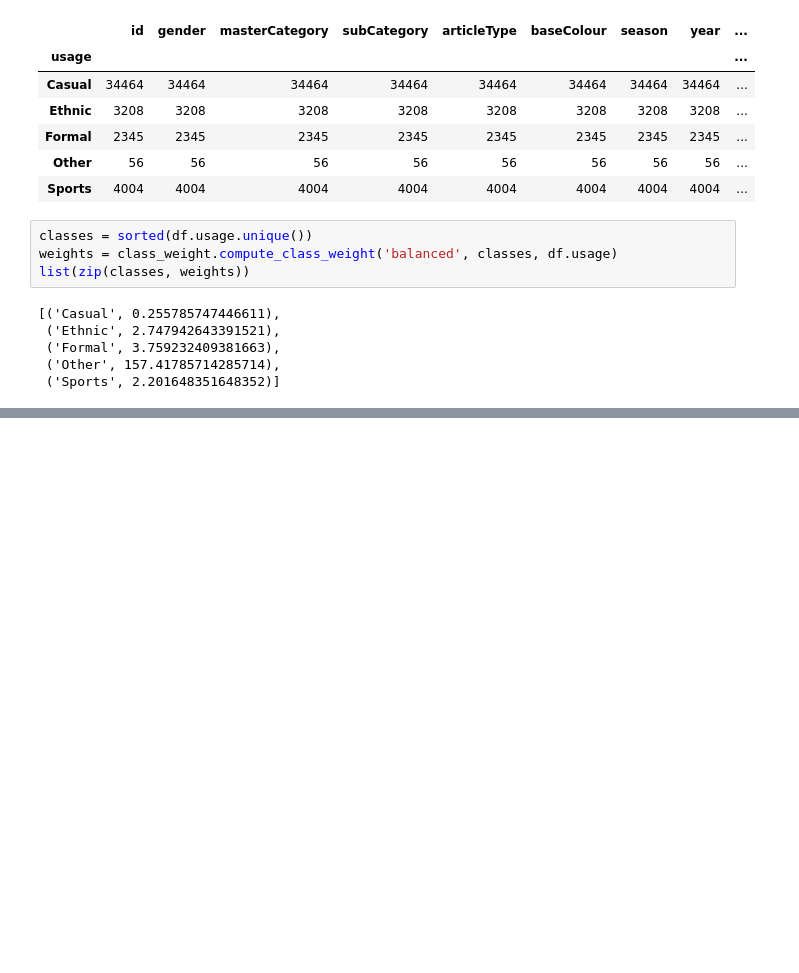
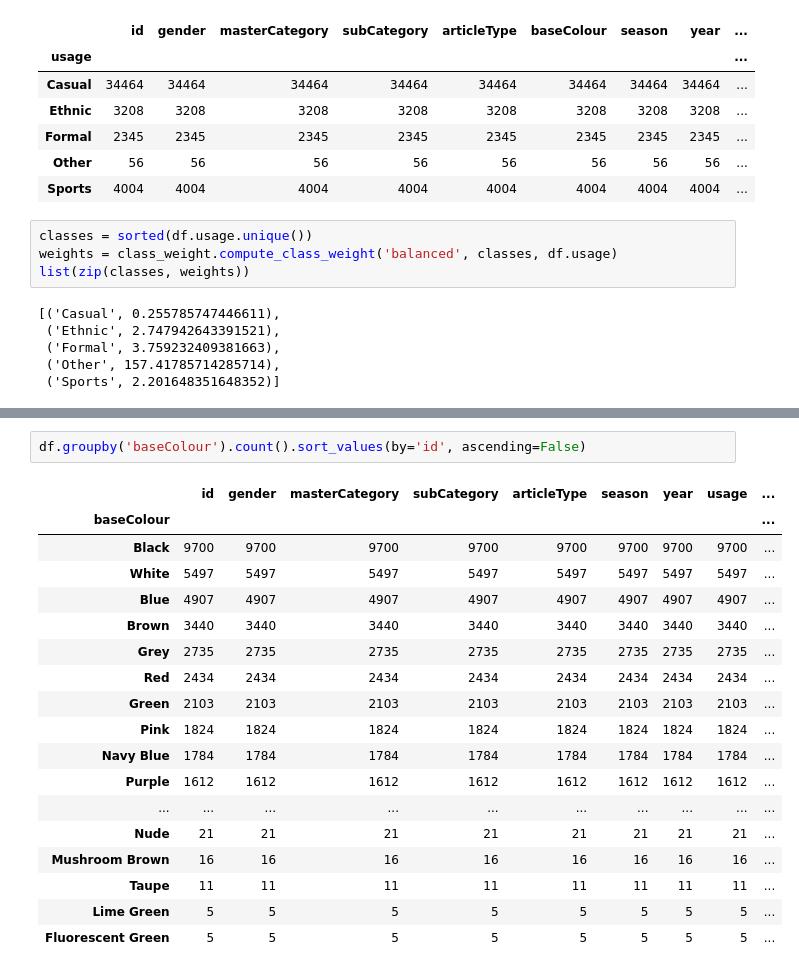
Before and after one commit to cenkcorapci/fashion-tagger, a Jupyter notebook: eda.ipynb, the cells around one changed output, grey strips where cells are left out. Cells and saved outputs as stored; diff of their text form; blank space fills up the shorter version.

```diff
--- a/eda.ipynb
+++ b/eda.ipynb
@@ -105,0 +104,21 @@ img_data.shape
+# %%
+df.groupby('baseColour').count().sort_values(by='id', ascending=False)
+# %% [output]
+|  | id | gender | masterCategory | subCategory | articleType | season | year | usage | ... |
+| baseColour |  |  |  |  |  |  |  |  | ... |
+| Black | 9700 | 9700 | 9700 | 9700 | 9700 | 9700 | 9700 | 9700 | ... |
+| White | 5497 | 5497 | 5497 | 5497 | 5497 | 5497 | 5497 | 5497 | ... |
+| Blue | 4907 | 4907 | 4907 | 4907 | 4907 | 4907 | 4907 | 4907 | ... |
+| Brown | 3440 | 3440 | 3440 | 3440 | 3440 | 3440 | 3440 | 3440 | ... |
+| Grey | 2735 | 2735 | 2735 | 2735 | 2735 | 2735 | 2735 | 2735 | ... |
+| Red | 2434 | 2434 | 2434 | 2434 | 2434 | 2434 | 2434 | 2434 | ... |
+| Green | 2103 | 2103 | 2103 | 2103 | 2103 | 2103 | 2103 | 2103 | ... |
+| Pink | 1824 | 1824 | 1824 | 1824 | 1824 | 1824 | 1824 | 1824 | ... |
+| Navy Blue | 1784 | 1784 | 1784 | 1784 | 1784 | 1784 | 1784 | 1784 | ... |
+| Purple | 1612 | 1612 | 1612 | 1612 | 1612 | 1612 | 1612 | 1612 | ... |
+| ... | ... | ... | ... | ... | ... | ... | ... | ... | ... |
+| Nude | 21 | 21 | 21 | 21 | 21 | 21 | 21 | 21 | ... |
+| Mushroom Brown | 16 | 16 | 16 | 16 | 16 | 16 | 16 | 16 | ... |
+| Taupe | 11 | 11 | 11 | 11 | 11 | 11 | 11 | 11 | ... |
+| Lime Green | 5 | 5 | 5 | 5 | 5 | 5 | 5 | 5 | ... |
+| Fluorescent Green | 5 | 5 | 5 | 5 | 5 | 5 | 5 | 5 | ... |
```
Also changed, not shown: parts of 7 cells of this notebook, 5 other files.
